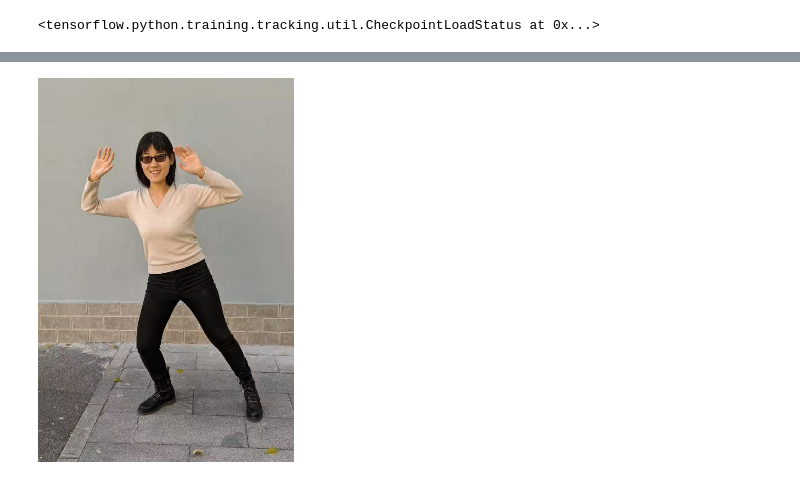
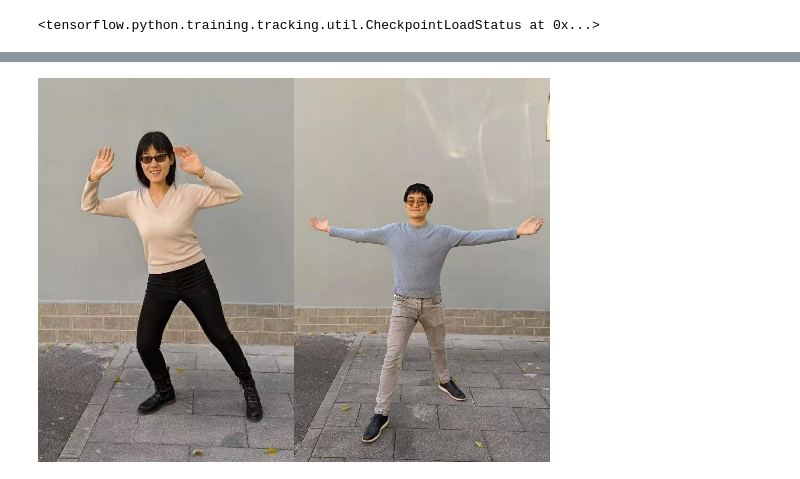
Before and after one commit to googleinterns/humangps, a Jupyter notebook: inference_demo.ipynb, the cells around one changed output, grey strips where cells are left out. Cells and saved outputs as stored; diff of their text form; code cells hidden in the pictures.

```diff
--- a/inference_demo.ipynb
+++ b/inference_demo.ipynb
@@ -39,5 +11,6 @@ def get_training_elements(
 # %%
-def parse_matting_data(folder_path, name):
+# read image and mask pair.
+def parse_img_mask(folder_path, name):
   image_name = name + '.jpg'
   matting_name = name + '_mask' + '.png'
 
@@ -66,7 +39,7 @@ def parse_matting_data(folder_path, name):
 
   return image, image_bg, mask
 
-
+# get inference output.
 def eval_step(batch):
   training_loss, scalar_summaries, image_summaries = model.get_eval_outputs(batch)
   feature_map_pair = model(batch['images'], training=True)
@@ -93,61 +122,31 @@ status.expect_partial()
 # %%
-folder_path = './test/'
-name2 ='im1'
-name1 ='im3'
+folder_path = './example_data/'
+name1 ='im1'
+name2 ='im3'
 
-image1, image_bg1, mask1=parse_matting_data(folder_path, name1)
-image2, image_bg2, mask2=parse_matting_data(folder_path, name2)
+image_bgs, masks, features, image_summaries = inference(name1, name2)
+foreground_feature1_vis, foreground_feature2_vis = visualize_feature_pca(features, masks)
 
-images = tf.concat([image1, image2], axis=0)
-image_bgs = tf.concat([image_bg1, image_bg2], axis=0)
-masks = tf.concat([mask1, mask2], axis=0)
+warped_image = image_summaries['warped_image_search']
+flow = image_summaries['flow_search']
 
-batch = {}
-batch['images'] = tf.expand_dims(images, axis=0)
-batch['masks'] = tf.expand_dims(masks, axis=0)
-batch['flows'] = batch['images'][:,0,:,:,:2]
-batch['flow_mask'] = batch['masks'][:,0]
-batch['is_inter'] = tf.zeros([2], tf.bool)
+image_bgs_vis = image_bgs.numpy().astype(np.uint8)
+image1_bgs_vis = image_bgs_vis[0]
+image2_bgs_vis = image_bgs_vis[1]
+warped_image_vis = ((warped_image[0].numpy()*255)).astype(np.uint8)
+flow_vis = ((flow[0].numpy()) * 255).astype(np.uint8)
 
-training_loss, scalar_summaries, image_summaries, features = eval_step(batch)
-# PCA
-feature_list = []
-mask1 = batch['masks'].numpy()[0,0,:,:,0]
-mask2 = batch['masks'].numpy()[0,1,:,:,0]
-feature1 = features[0][0].numpy()
-feature2 = features[1][0].numpy()
-print(mask1.shape)
-feature_sample1 = feature1[mask1]
-feature_sample2 = feature2[mask2]
-feature_list.append(feature_sample1)
-feature_list.append(feature_sample2)
-pca = PCA(n_components=3)
-feature_sample = np.concatenate(feature_list, axis=0)
-pca.fit(feature_sample)
+feature1_bgs_vis = image1_bgs_vis.copy()
+feature2_bgs_vis = image2_bgs_vis.copy()
 
-feature1_sample_new = pca.transform(feature_sample1)
-feature2_sample_new = pca.transform(feature_sample2)
+feature1_bgs_vis[masks[0].numpy()] = foreground_feature1_vis
+feature2_bgs_vis[masks[1].numpy()] = foreground_feature2_vis
 
-feature1_sample_new = (feature1_sample_new + 1)/2
-feature2_sample_new = (feature2_sample_new + 1)/2
+image_bgs_vis = np.concatenate([image1_bgs_vis, image2_bgs_vis], axis=1)
+warped_image_and_flow_vis = np.concatenate([warped_image_vis, flow_vis], axis=1)
+feature_bgs_vis = np.concatenate([feature1_bgs_vis, feature2_bgs_vis], axis=1)
 
-
-warped_image_search = image_summaries['warped_image_search']
-vis_flow_search = image_summaries['flow_search']
-
-vis_image1 = image_bgs[0].numpy().astype(np.uint8)
-vis_image2 = image_bgs[1].numpy().astype(np.uint8)
-vis_warped_image_search = ((warped_image_search[0].numpy()*255)).astype(np.uint8)
-vis_flow_search = ((vis_flow_search[0].numpy()) * 255).astype(np.uint8)
-
-vis_image_bgs = image_bgs.numpy().astype(np.uint8)
-vis_image_bgs[0][mask1] = (feature1_sample_new * 255).astype(np.uint8)
-vis_image_bgs[1][mask2] = (feature2_sample_new * 255).astype(np.uint8)
-
-display(Image.fromarray(vis_image1))
-display(Image.fromarray(vis_image2))
-display(Image.fromarray(vis_warped_image_search))
-display(Image.fromarray(vis_flow_search))
-display(Image.fromarray(vis_image_bgs[0]))
-display(Image.fromarray(vis_image_bgs[1]))
+display(Image.fromarray(image_bgs_vis))
+display(Image.fromarray(warped_image_and_flow_vis))
+display(Image.fromarray(feature_bgs_vis))
 # %% [output]
@@ -155 +153 @@ display(Image.fromarray(vis_image_bgs[1]))
-[figure, old version]
+[figure, new version]
```
Also changed, not shown: parts of 5 cells of this notebook, 18 other files.
